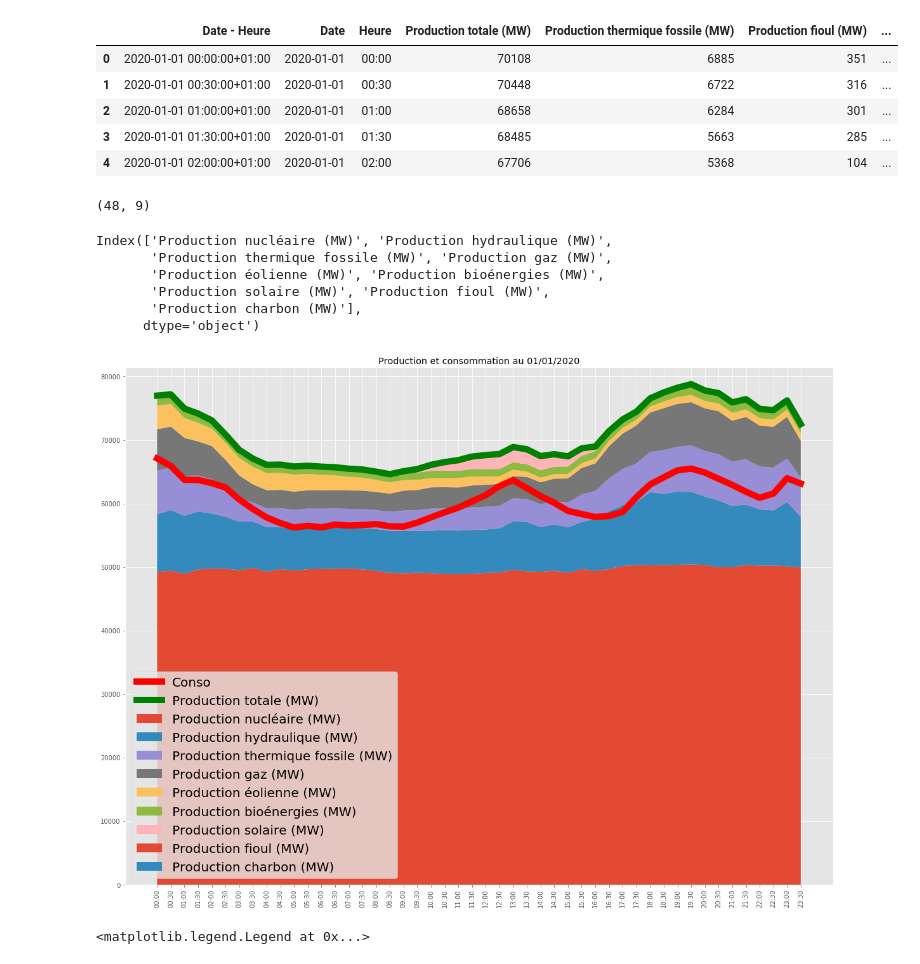
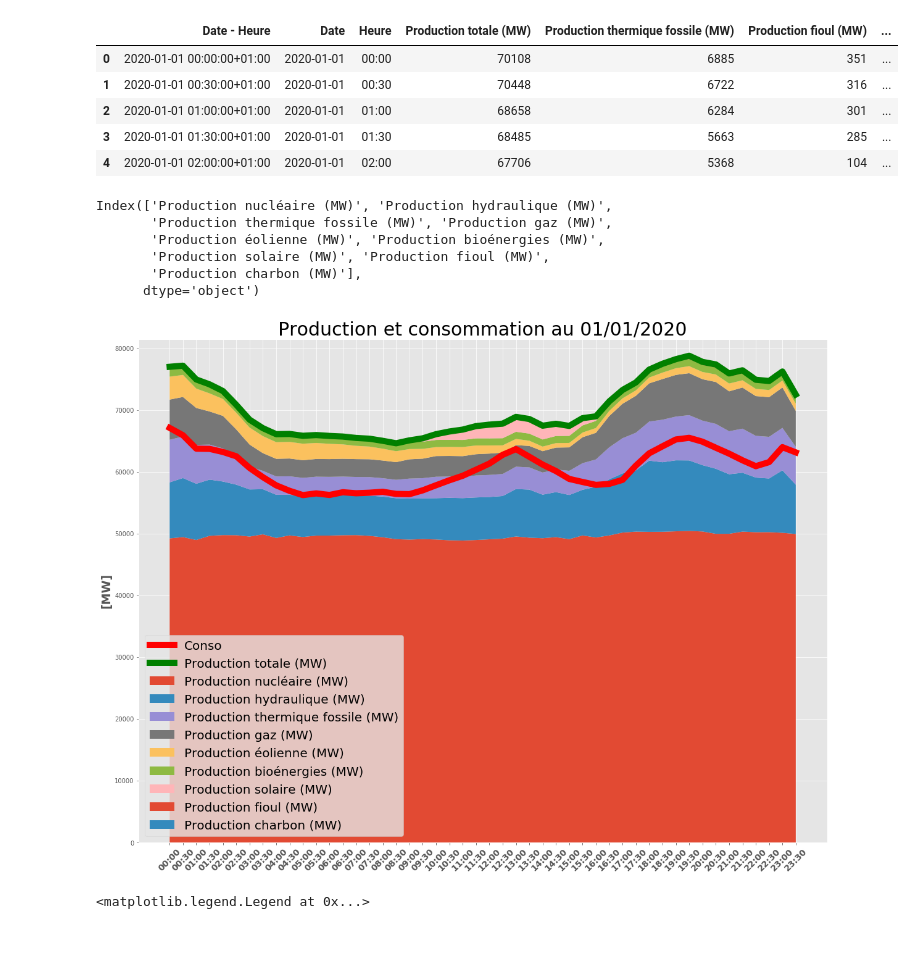
Before and after one commit to keyserwood/TEECO, a Jupyter notebook: 1.0-er_project_french_electric .ipynb, the cells around one changed output. Cells and saved outputs as stored; diff of their text form; code cells hidden in the pictures.

```diff
--- a/1.0-er_project_french_electric .ipynb
+++ b/1.0-er_project_french_electric .ipynb
@@ -229,10 +181,6 @@ prod.head()
 | 2 | 2020-01-01 01:00:00+01:00 | 2020-01-01 | 01:00 | 68658 | 6284 | 301 | ... |
 | 3 | 2020-01-01 01:30:00+01:00 | 2020-01-01 | 01:30 | 68485 | 5663 | 285 | ... |
 | 4 | 2020-01-01 02:00:00+01:00 | 2020-01-01 | 02:00 | 67706 | 5368 | 104 | ... |
-# %%
-cumul_df.shape
-# %% [output]
-(48, 9)
 # %%
 cumul_df['Production totale (MW)'] = cumul_df.iloc[:,cumul_df.shape[1]-1]
 # %%
@@ -247,21 +195,23 @@ Index(['Production nucléaire (MW)', 'Production hydraulique (MW)',
 # %%
 plt.figure(figsize=(20,15))
 plt.plot(prod['Heure'],conso['Consommation brute électricité (MW) - RTE'],label='Conso',linewidth=10,c="red")
 plt.plot(prod['Heure'],cumul_df['Production totale (MW)'],c='green',linewidth=10,label='Production totale (MW)')
 plt.ylim(0,max(prod['Production totale (MW)'])+10000)
-plt.xticks(prod['Heure'],prod['Heure'], rotation='vertical')
+plt.xticks(prod['Heure'],prod['Heure'], rotation=45,fontsize=14,fontweight='bold')
+plt.ylabel('[MW]',fontsize=19,fontweight="bold")
+
 plt.legend()
 for (i,col) in enumerate(cumul_df.columns[:-1]):
     if i == 0:
          plt.fill_between(prod['Heure'],[0]*len(cumul_df),cumul_df.iloc[:,i],label=col)
 
     else:
          plt.fill_between(prod['Heure'],cumul_df.iloc[:,i-1],cumul_df.iloc[:,i],label=col)
 plt.legend(prop={'size':20})
-plt.title('Production et consommation au 01/01/2020')
+plt.title('Production et consommation au 01/01/2020',fontsize=30)
 plt.show()
 # %% [output]
-[figure, old version]
+[figure, new version]
 # %%
 prod['Production totale (MW)'].plot()
 conso['Consommation brute électricité (MW) - RTE'].plot()
```
Also changed, not shown: parts of 6 cells of this notebook, 4 other files.
